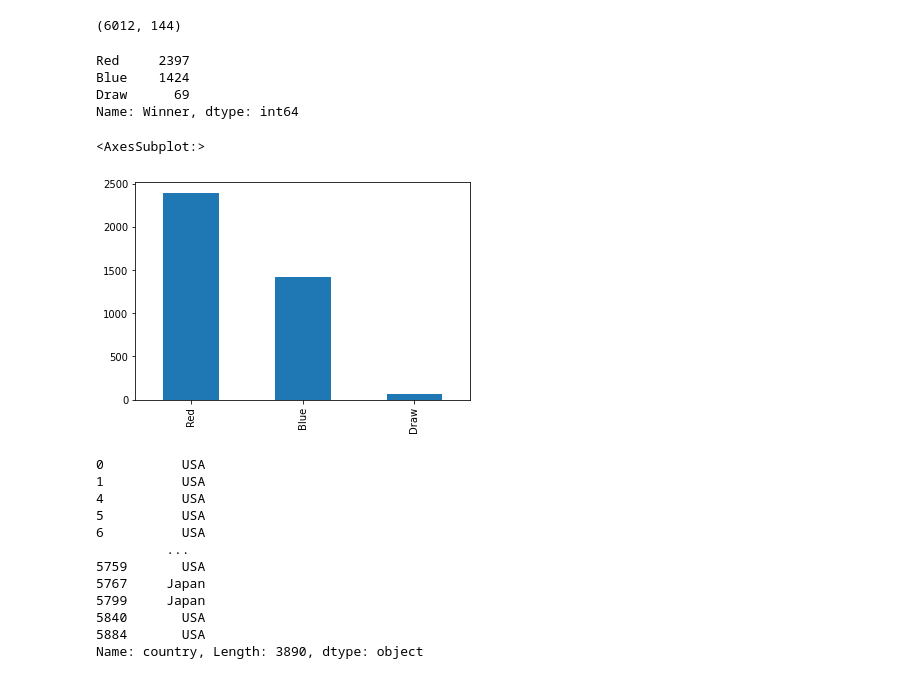
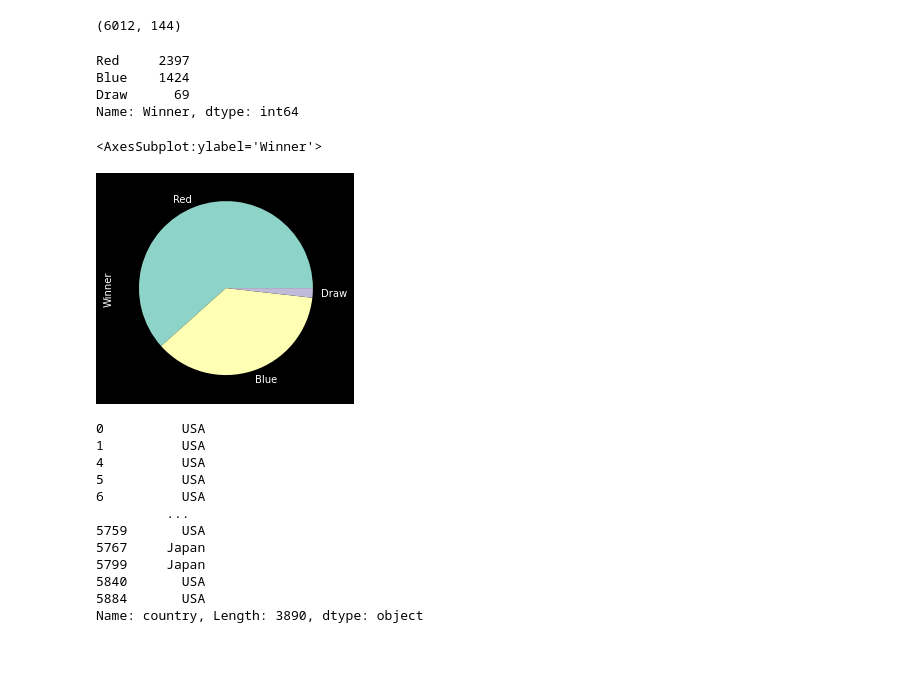
Before and after one commit to Kruzhilkin/the_winning_fighter, a Jupyter notebook: UFC EDA.ipynb, the cells around one changed output. Drawn from its saved outputs; the diff is of its cells as text; code cells hidden in the pictures.

Commit message:
dark mode and base model

```diff
--- a/UFC EDA.ipynb
+++ b/UFC EDA.ipynb
@@ -15,3 +20,7 @@ import pandas as pd
+# %%
+#dark mode for plots
+import matplotlib.pyplot as plt
+plt.style.use('dark_background')
 # %% [markdown]
 For Google drive
 # %%
@@ -110,14 +130,14 @@ data.shape
 (6012, 144)
 # %%
 print(data['Winner'].value_counts())
-data['Winner'].value_counts().plot(kind='bar')
+data['Winner'].value_counts().plot(kind='pie')
 # %% [output]
 Red     2397
 Blue    1424
 Draw      69
 Name: Winner, dtype: int64
-<AxesSubplot:>
+<AxesSubplot:ylabel='Winner'>
-[figure, old version]
+[figure, new version]
 # %%
 data['country'] = data['location'].apply(lambda x : x.split(',')[-1])
 data['country']
```
Also changed, not shown: parts of 10 cells of this notebook.
